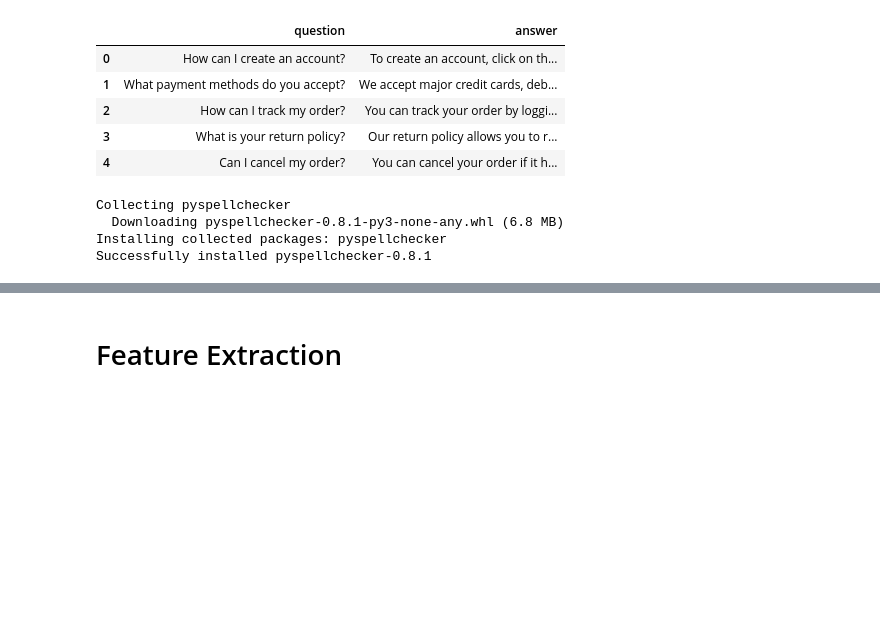
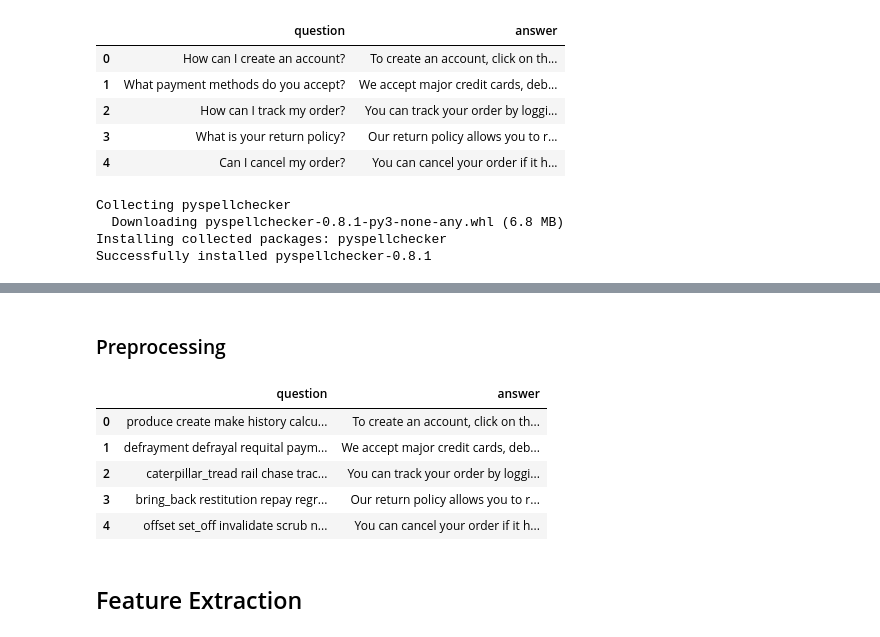
Before and after one commit to PadmaPujitaDasari/ChatBot, a Jupyter notebook: ChatBot.ipynb, the cells around one changed output, grey strips where cells are left out. Cells and saved outputs as stored; diff of their text form; code cells hidden in the pictures; blank space fills up the shorter version.

```diff
--- a/ChatBot.ipynb
+++ b/ChatBot.ipynb
@@ -30,5 +34,5 @@ data['questions'].extend(greetings)
 # %%
-df = pd.DataFrame(data['questions'])
+df = pd.DataFrame(dataset['questions'])
 # %%
 nltk.download('punkt')
 nltk.download('stopwords')
@@ -69,18 +89,9 @@ def correct_spelling(text):
 # %%
-
-from nltk.corpus import wordnet
-nltk.download('wordnet')
-def get_synonyms(word):
-    synonyms = set()
-    for syn in wordnet.synsets(word):
-        for lemma in syn.lemmas():
-            synonyms.add(lemma.name())
-    return synonyms
-
-def expand_query(query):
+def Tonekize(query):
     tokens = word_tokenize(query.lower())
     expanded_tokens = []
     for token in tokens:
+      if token.isalnum() and token not in stop_words:
         synonyms = get_synonyms(token)
         if synonyms:
             expanded_tokens.extend(synonyms)
@@ -93,11 +101,20 @@ def expand_query(query):
-# %%
-def preprocess(text):
-    corrected_text = correct_spelling(text)
-    expanded_text = expand_query(corrected_text)
-    tokens = word_tokenize(expanded_text.lower())
-    filtered_tokens = [word for word in tokens if word.isalnum() and word not in stop_words]
-    return ' '.join(filtered_tokens)
+# %% [markdown]
+### Preprocessing
+# %%
+def preprocess(text):
+    corrected_text = correct_spelling(text)
+    tokenized_text = Tonekize(corrected_text)
+    return tokenized_text
 # %%
 df['question'] = df['question'].apply(preprocess)
+# %%
+df.head()
+# %% [output]
+|  | question | answer |
+| 0 | produce create make history calcu... | To create an account, click on th... |
+| 1 | defrayment defrayal requital paym... | We accept major credit cards, deb... |
+| 2 | caterpillar_tread rail chase trac... | You can track your order by loggi... |
+| 3 | bring_back restitution repay regr... | Our return policy allows you to r... |
+| 4 | offset set_off invalidate scrub n... | You can cancel your order if it h... |
 # %% [markdown]
-#  Feature Extraction
+##  Feature Extraction
```
Also changed, not shown: parts of 22 cells of this notebook.
